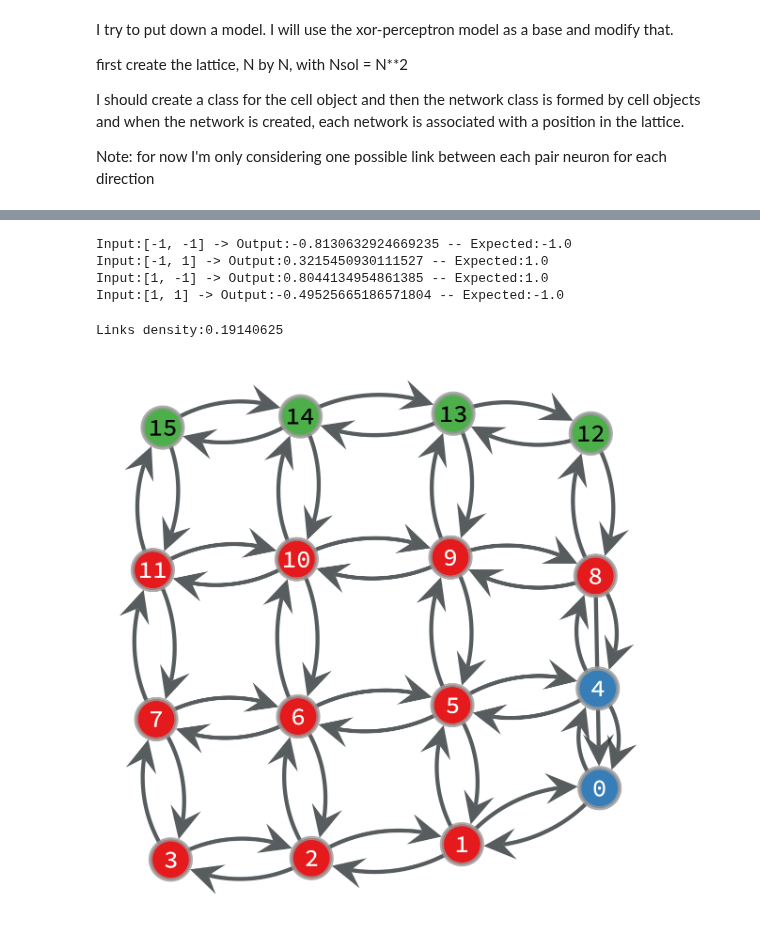
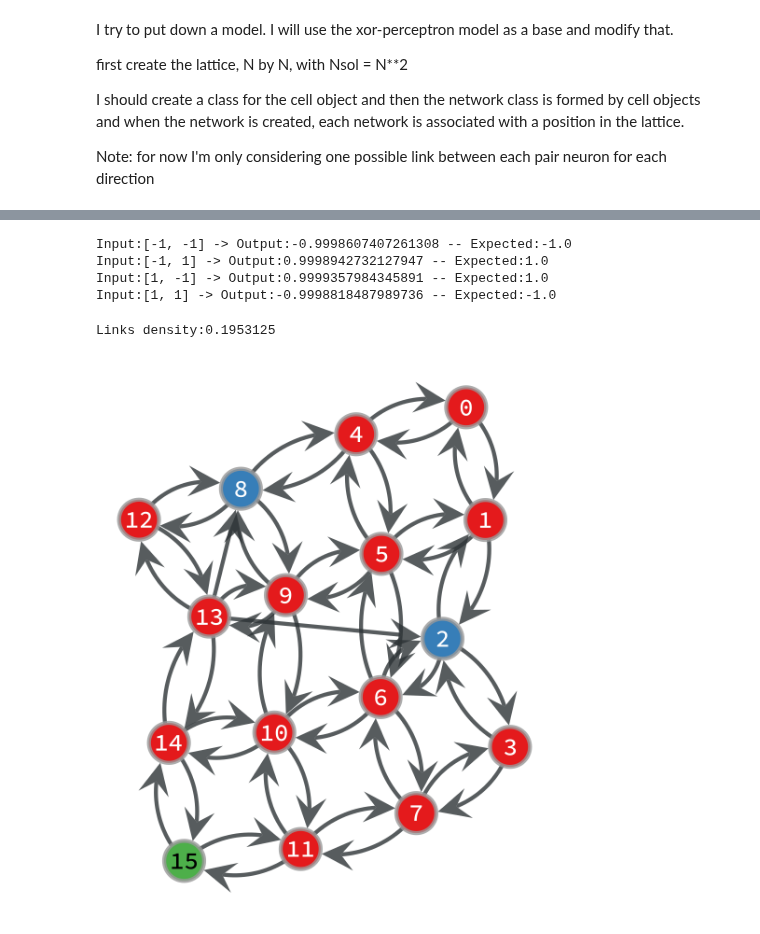
Before and after one commit to pietromalagoli/NeuronEvolution, a Jupyter notebook: main/model_ricard.ipynb, the cells around one changed output, grey strips where cells are left out. Saved outputs shown, nothing was run; the diff lists cells and outputs as text; code cells hidden in the pictures.

```diff
--- a/main/model_ricard.ipynb
+++ b/main/model_ricard.ipynb
@@ -24,12 +24,12 @@ par={'L': 4,                    # side length of the squared lattice
      'C_density': 1,                       # initial density of links
      'J_range': [-1,+1],                       # define the possible value for J.
      'gamma': 2,                             # gamma parameter of the Boltzmann function (transfer function)
-     'tau': 500,                                   # temperature parameter for the softmax
+     'tau': 700,                                   # temperature parameter for the softmax
      'T_crossover_ratio': 0,                    # percentage of offspring to be generated by crossover + mutation (instead of only mutation)
      'target_set': [-1.0,1.0,1.0,-1.0],
      'input_set':[[-1,-1],[-1,1],[1,-1],[1,1]],
-     'majority_ratio': 0.8,                       # output group: [np.ceil(par['majority_ratio']*par['L']):-1]
-     'ff_iter': 4,                               # number of iterations the ff is executed for computing the output of a network (to reach the steady state)
+     'majority_ratio': None,                       # output = np.mean(state[int(par['majority_ratio']*par['L']):-1]); if None, output = state[-1]
+     'ff_iter': 6,                               # number of iterations the ff is executed for computing the output of a network (to reach the steady state)
      'J_mutation_radius': 0.05,                 # standard deviation of the normal distribution used to sample the mutation value for J.
      'B_mutation_radius': 0.05,            # standard deviation of the normal distribution used to sample the mutation value for B.
      'T_mutation_radius': 0.05,           # standard deviation of the normal distribution used to sample the mutation value for T.
@@ -121,13 +140,16 @@ plt.show()
 # %%
 print(f'Links density:{np.sum(solutions[0].C)/solutions[0].C.shape[0]**2}')
 
-graph = solutions[0].G
+graph = solutions[1].G
 
 highlight = graph.new_vertex_property('int')
-highlight[graph.vertex(0)] = 1
-highlight[graph.vertex(par['L'])] = 1
-for i in range(int(par['majority_ratio']*(par['L']**2)),graph.num_vertices()):  # outputs
-    highlight[graph.vertex(i)] = 2
+highlight[graph.vertex(2)] = 1
+highlight[graph.vertex(2*par['L'])] = 1
+if par['majority_ratio'] is not None:
+    for i in range(int(par['majority_ratio']*(par['L']**2)),graph.num_vertices()):  # outputs
+        highlight[graph.vertex(i)] = 2
+else:
+    highlight[graph.vertex(par['L']**2-1)] = 2
 
 graph_draw(
     graph,
@@ -145,26 +167,29 @@ for i,input in enumerate(par['input_set']):
     output = m.ff(input,sol[0],par,verb=0)
     print(f'Input:{input} -> Output:{output} -- Expected:{par['target_set'][i]}')
 # %% [output]
-Input:[-1, -1] -> Output:-0.8130632924669235 -- Expected:-1.0
-Input:[-1, 1] -> Output:0.3215450930111527 -- Expected:1.0
-Input:[1, -1] -> Output:0.8044134954861385 -- Expected:1.0
-Input:[1, 1] -> Output:-0.49525665186571804 -- Expected:-1.0
+Input:[-1, -1] -> Output:-0.9998607407261308 -- Expected:-1.0
+Input:[-1, 1] -> Output:0.9998942732127947 -- Expected:1.0
+Input:[1, -1] -> Output:0.9999357984345891 -- Expected:1.0
+Input:[1, 1] -> Output:-0.9998818487989736 -- Expected:-1.0
 # %%
 print(f'Links density:{np.sum(sol[0].C)/sol[0].C.shape[0]**2}')
 graph = sol[0].G
 
 highlight = graph.new_vertex_property('int')
-highlight[graph.vertex(0)] = 1
-highlight[graph.vertex(par['L'])] = 1
-for i in range(int(par['majority_ratio']*(par['L']**2)),graph.num_vertices()):  # outputs
-    highlight[graph.vertex(i)] = 2
+highlight[graph.vertex(2)] = 1
+highlight[graph.vertex(2*par['L'])] = 1
+if par['majority_ratio'] is not None:
+    for i in range(int(par['majority_ratio']*(par['L']**2)),graph.num_vertices()):  # outputs
+        highlight[graph.vertex(i)] = 2
+else:
+    highlight[graph.vertex(par['L']**2-1)] = 2
 
 graph_draw(
     graph,
     vertex_text=graph.vertex_index,
     vertex_fill_color=highlight,
     vcmap=plt.cm.Set1
 )
 # %% [output]
-Links density:0.19140625
+Links density:0.1953125
-[figure, old version]
+[figure, new version]
```
Also changed, not shown: parts of 6 cells of this notebook, 4 other files.
